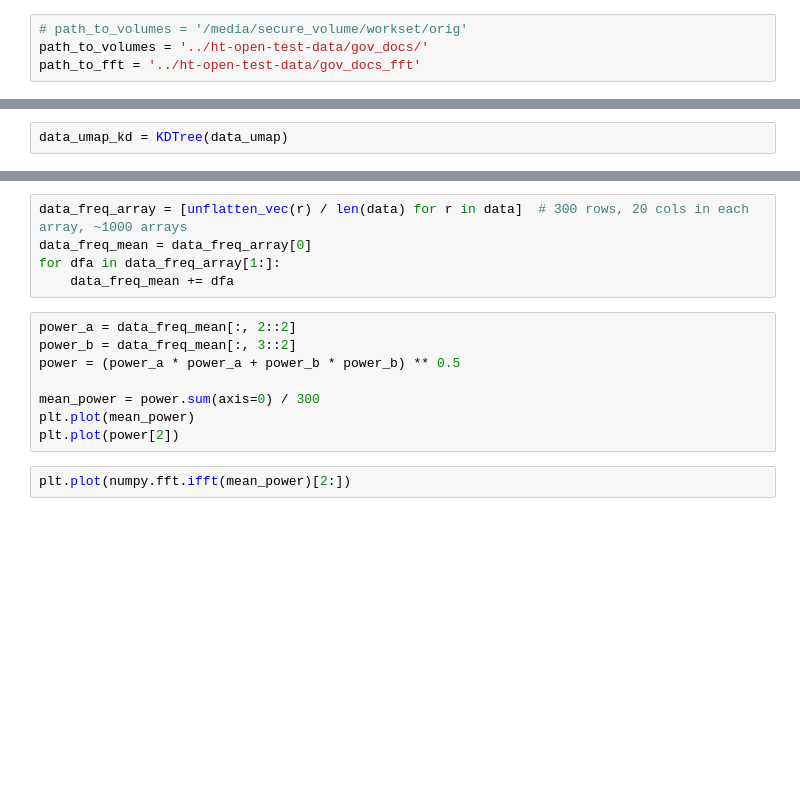
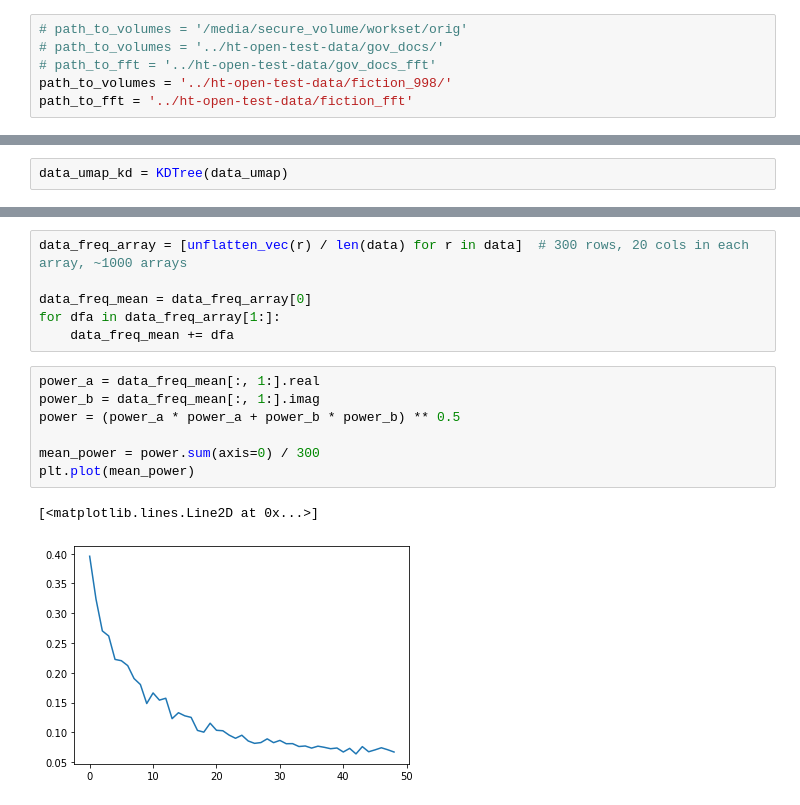
Before and after one commit to senderle/semantic-phasor-demo, a Jupyter notebook: basic-phasor-test.ipynb, the cells around one changed output, grey strips where cells are left out. Drawn from its saved outputs; the diff is of its cells as text; blank space fills up the shorter version.

```diff
--- a/basic-phasor-test.ipynb
+++ b/basic-phasor-test.ipynb
@@ -154,5 +156,7 @@ def show_umap(data):
 # %%
 # path_to_volumes = '/media/secure_volume/workset/orig'
-path_to_volumes = '../ht-open-test-data/gov_docs/'
-path_to_fft = '../ht-open-test-data/gov_docs_fft'
+# path_to_volumes = '../ht-open-test-data/gov_docs/'
+# path_to_fft = '../ht-open-test-data/gov_docs_fft'
+path_to_volumes = '../ht-open-test-data/fiction_998/'
+path_to_fft = '../ht-open-test-data/fiction_fft'
 # %%
@@ -219,15 +261,16 @@ for a, b in pair_ids:
 # %%
 data_freq_array = [unflatten_vec(r) / len(data) for r in data]  # 300 rows, 20 cols in each array, ~1000 arrays
+
 data_freq_mean = data_freq_array[0]
 for dfa in data_freq_array[1:]:
     data_freq_mean += dfa
 # %%
-power_a = data_freq_mean[:, 2::2]
-power_b = data_freq_mean[:, 3::2]
+power_a = data_freq_mean[:, 1:].real
+power_b = data_freq_mean[:, 1:].imag
 power = (power_a * power_a + power_b * power_b) ** 0.5
 
 mean_power = power.sum(axis=0) / 300
 plt.plot(mean_power)
-plt.plot(power[2])
+# %% [output]
+[<matplotlib.lines.Line2D at 0x...>]
+[figure, added]
-# %%
-plt.plot(numpy.fft.ifft(mean_power)[2:])
```
Also changed, not shown: parts of 15 cells of this notebook.
